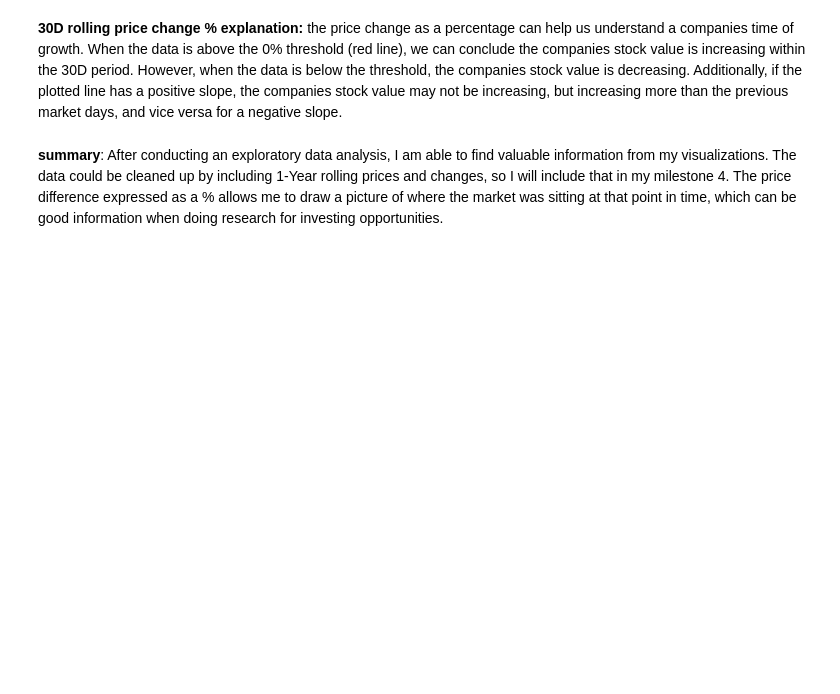
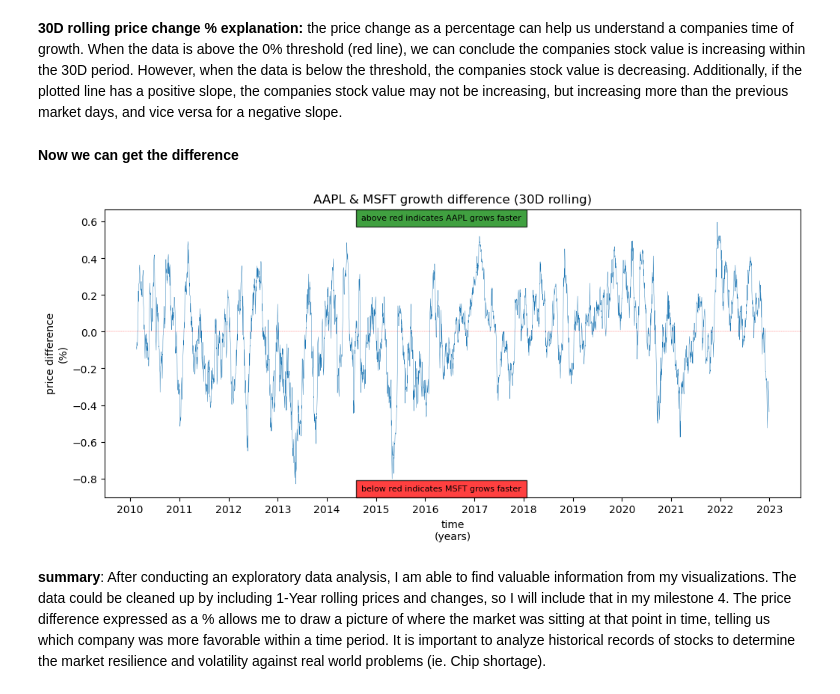
Before and after one commit to ubco-W2022T2-data301/project-group-group11, a Jupyter notebook: analysis/analysis2.ipynb, the cells around one changed output. Saved outputs shown, nothing was run; the diff lists cells and outputs as text; code cells hidden in the pictures; blank space fills up the shorter version.

```diff
--- a/analysis/analysis2.ipynb
+++ b/analysis/analysis2.ipynb
@@ -296,5 +341,27 @@ plt.show()
 # %% [markdown]
 **30D rolling price change % explanation:**
 the price change as a percentage can help us understand a companies time of growth. When the data is above the 0% threshold (red line), we can conclude the companies stock value is increasing within the 30D period. However, when the data is below the threshold, the companies stock value is decreasing. Additionally, if the plotted line has a positive slope, the companies stock value may not be increasing, but increasing more than the previous market days, and vice versa for a negative slope.
+# %% [markdown]
+**Now we can get the difference**
+# %%
+compare = mid['30D %chg_x'].compare(mid['30D %chg_y'])
+figure(figsize=(12,5))
+plt.plot(mid['Date'], compare['self']*100 - compare['other']*100, linewidth = 0.3)
+plt.title('AAPL & MSFT growth difference (30D rolling)')
+plt.xlabel('time\n(years)')
+plt.ylabel('price difference\n(%)')
+plt.axhline(y=0, color='r', linestyle='--', linewidth = 0.2)
+
+years = YearLocator()
+formatter = DateFormatter('%Y')
+plt.gca().xaxis.set_major_locator(years)
+plt.gca().xaxis.set_major_formatter(formatter)
+
+plt.figtext(0.5, 0.85, "above red indicates AAPL grows faster", ha="center", fontsize=8, bbox={"facecolor": "green", "alpha": 0.75, "pad": 5})
+plt.figtext(0.5, 0.126, "below red indicates MSFT grows faster", ha="center", fontsize=8, bbox={"facecolor": "red", "alpha": 0.75, "pad": 5})
+
+plt.show()
+# %% [output]
+[figure, added]
 # %% [markdown]
-**summary**: After conducting an exploratory data analysis, I am able to find valuable information from my visualizations. The data could be cleaned up by including 1-Year rolling prices and changes, so I will include that in my milestone 4. The price difference expressed as a % allows me to draw a picture of where the market was sitting at that point in time, which can be good information when doing research for investing opportunities.
+**summary**: After conducting an exploratory data analysis, I am able to find valuable information from my visualizations. The data could be cleaned up by including 1-Year rolling prices and changes, so I will include that in my milestone 4. The price difference expressed as a % allows me to draw a picture of where the market was sitting at that point in time, telling us which company was more favorable within a time period. It is important to analyze historical records of stocks to determine the market resilience and volatility against real world problems (ie. Chip shortage).
```
Also changed, not shown: parts of 8 cells of this notebook.
